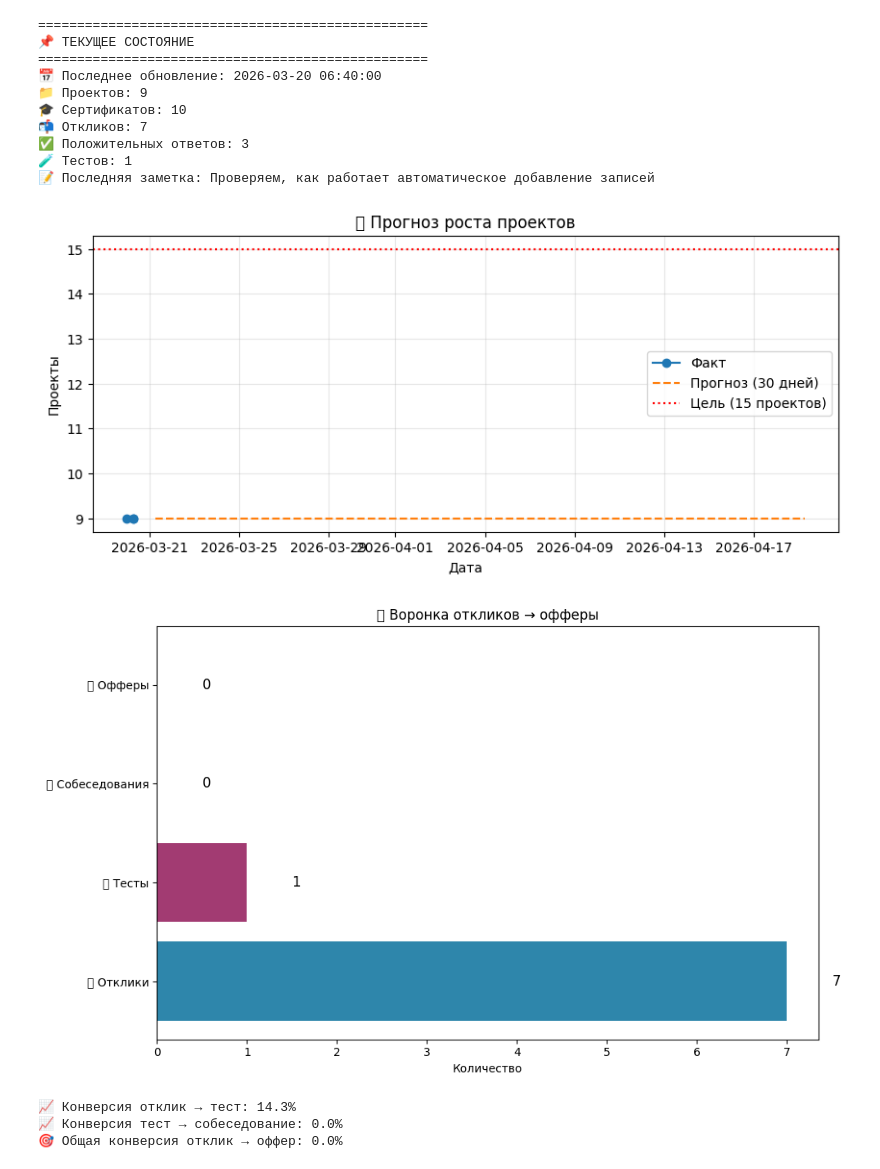
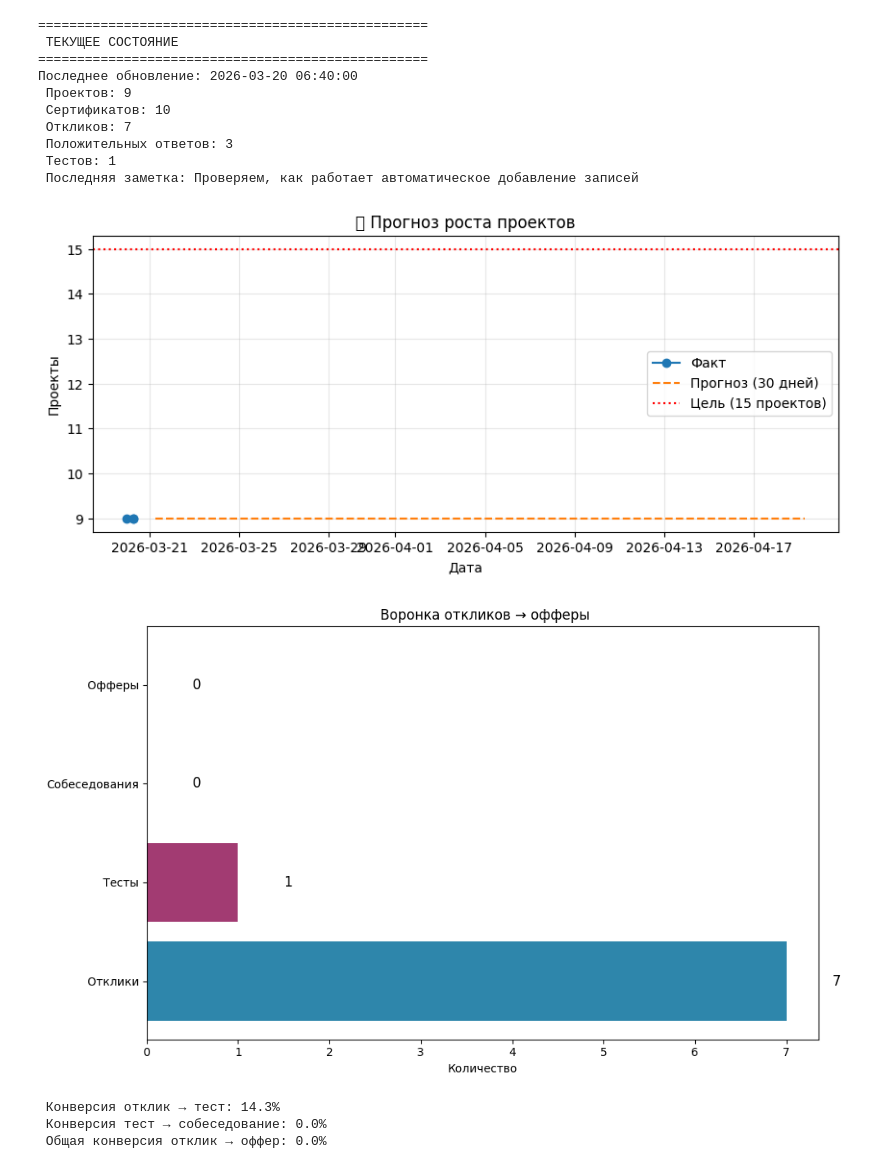
Before and after one commit to EkaterinaLavlinskaya/ai-career-log, a Jupyter notebook: viz/dashboard.ipynb, the cells around one changed output. Drawn from its saved outputs; the diff is of its cells as text; code cells hidden in the pictures.

```diff
--- a/viz/dashboard.ipynb
+++ b/viz/dashboard.ipynb
@@ -16,7 +16,7 @@ GITHUB_RAW_URL = "https://raw.githubusercontent.com/EkaterinaLavlinskaya/ai-care
 # ================================
 
 # Загружаем данные
-print("🔄 Загружаем данные...")
+print(" Загружаем данные...")
 response = requests.get(GITHUB_RAW_URL)
 data = response.text
 
@@ -27,14 +27,14 @@ df['timestamp'] = pd.to_datetime(df['timestamp'])
 # Сортируем по времени
 df = df.sort_values('timestamp')
 
-print(f"✅ Загружено записей: {len(df)}")
-print(f"📅 Период: {df['timestamp'].min().date()} — {df['timestamp'].max().date()}")
+print(f" Загружено записей: {len(df)}")
+print(f"Период: {df['timestamp'].min().date()} — {df['timestamp'].max().date()}")
 
 # ========== 1. ДИНАМИКА ПРОЕКТОВ ==========
 plt.figure(figsize=(12, 5))
 plt.subplot(1, 2, 1)
 plt.plot(df['timestamp'], df['projects'], marker='o', linestyle='-', color='#2E86AB')
-plt.title('📈 Рост количества проектов')
+plt.title(' Рост количества проектов')
 plt.xlabel('Дата')
 plt.ylabel('Проекты')
 plt.grid(True, alpha=0.3)
@@ -51,9 +51,9 @@ plt.show()
 
 # ========== 3. СРАВНЕНИЕ ПОКАЗАТЕЛЕЙ ==========
 plt.figure(figsize=(10, 5))
-plt.plot(df['timestamp'], df['positive_responses'], marker='o', label='✅ Положительные ответы', color='#F18F01')
+plt.plot(df['timestamp'], df['positive_responses'], marker='o', label=' Положительные ответы', color='#F18F01')
 plt.plot(df['timestamp'], df['tests'], marker='o', label='🧪 Тестовые задания', color='#C73E1D')
-plt.title('📊 Успехи vs Тесты')
+plt.title(' Успехи vs Тесты')
 plt.xlabel('Дата')
 plt.ylabel('Количество')
 plt.legend()
@@ -63,18 +63,18 @@ plt.show()
 # ========== 4. ТЕКУЩАЯ СТАТИСТИКА ==========
 last = df.iloc[-1]
 print("\n" + "="*50)
-print("📌 ТЕКУЩЕЕ СОСТОЯНИЕ")
+print(" ТЕКУЩЕЕ СОСТОЯНИЕ")
 print("="*50)
-print(f"📅 Последнее обновление: {last['timestamp']}")
-print(f"📁 Проектов: {last['projects']}")
-print(f"🎓 Сертификатов: {last['certificates']}")
-print(f"📬 Откликов: {last['applications']}")
-print(f"✅ Положительных ответов: {last['positive_responses']}")
-print(f"🧪 Тестов: {last['tests']}")
-print(f"📝 Последняя заметка: {last['note']}")
+print(f"Последнее обновление: {last['timestamp']}")
+print(f" Проектов: {last['projects']}")
+print(f" Сертификатов: {last['certificates']}")
+print(f" Откликов: {last['applications']}")
+print(f" Положительных ответов: {last['positive_responses']}")
+print(f" Тестов: {last['tests']}")
+print(f" Последняя заметка: {last['note']}")
 
 # ========== 5. ДОПОЛНИТЕЛЬНО: ПРОГНОЗ (опционально) ==========
-# Если хочешь прикинуть, когда будет 15 проектов
+
 import numpy as np
 if len(df) >= 3:
     # Простая линейная регрессия
@@ -105,7 +105,7 @@ if len(df) >= 3:
     target_idx = np.where(future_y.flatten() >= target)[0]
     if len(target_idx) > 0:
         days_to_target = target_idx[0] - len(df) + 1
-        print(f"\n🎯 При текущем темпе цель в {target} проектов будет достигнута через {days_to_target} дней")
+        print(f"\n При текущем темпе цель в {target} проектов будет достигнута через {days_to_target} дней")
 # ========== ВОРОНКА ОТКЛИКОВ ==========
 import pandas as pd
 import matplotlib.pyplot as plt
@@ -122,10 +122,10 @@ last = df.iloc[-1]
 
 # Данные для воронки
 stages = [
-    "📬 Отклики",
-    "🧪 Тесты",
-    "🤝 Собеседования",
-    "🎉 Офферы"
+    " Отклики",
+    " Тесты",
+    "Собеседования",
+    " Офферы"
 ]
 
 values = [
@@ -142,18 +142,18 @@ plt.barh(stages, values, color=['#2E86AB', '#A23B72', '#F18F01', '#C73E1D'])
 for i, v in enumerate(values):
     plt.text(v + 0.5, i, str(v), va='center', fontsize=12)
 
-plt.title("📊 Воронка откликов → офферы")
+plt.title(" Воронка откликов → офферы")
 plt.xlabel("Количество")
 plt.tight_layout()
 plt.show()
 
 # Конверсия
 if values[0] > 0:
-    print(f"\n📈 Конверсия отклик → тест: {values[1]/values[0]*100:.1f}%")
+    print(f"\n Конверсия отклик → тест: {values[1]/values[0]*100:.1f}%")
 if values[1] > 0:
-    print(f"📈 Конверсия тест → собеседование: {values[2]/values[1]*100:.1f}%")
+    print(f" Конверсия тест → собеседование: {values[2]/values[1]*100:.1f}%")
 if values[2] > 0:
-    print(f"📈 Конверсия собеседование → оффер: {values[3]/values[2]*100:.1f}%")
+    print(f" Конверсия собеседование → оффер: {values[3]/values[2]*100:.1f}%")
 if values[0] > 0:
-    print(f"🎯 Общая конверсия отклик → оффер: {values[3]/values[0]*100:.1f}%")
+    print(f" Общая конверсия отклик → оффер: {values[3]/values[0]*100:.1f}%")
 # %% [output]
@@ -165,15 +165,15 @@ if values[0] > 0:
 ==================================================
-📌 ТЕКУЩЕЕ СОСТОЯНИЕ
+ ТЕКУЩЕЕ СОСТОЯНИЕ
 ==================================================
-📅 Последнее обновление: 2026-03-20 06:40:00
-📁 Проектов: 9
-🎓 Сертификатов: 10
-📬 Откликов: 7
-✅ Положительных ответов: 3
-🧪 Тестов: 1
-📝 Последняя заметка: Проверяем, как работает автоматическое добавление записей
+Последнее обновление: 2026-03-20 06:40:00
+ Проектов: 9
+ Сертификатов: 10
+ Откликов: 7
+ Положительных ответов: 3
+ Тестов: 1
+ Последняя заметка: Проверяем, как работает автоматическое добавление записей
 [figure]
-[figure, old version]
+[figure, new version]
-📈 Конверсия отклик → тест: 14.3%
-📈 Конверсия тест → собеседование: 0.0%
-🎯 Общая конверсия отклик → оффер: 0.0%
+ Конверсия отклик → тест: 14.3%
+ Конверсия тест → собеседование: 0.0%
+ Общая конверсия отклик → оффер: 0.0%
```
Also changed, not shown: parts of 1 cell of this notebook.
